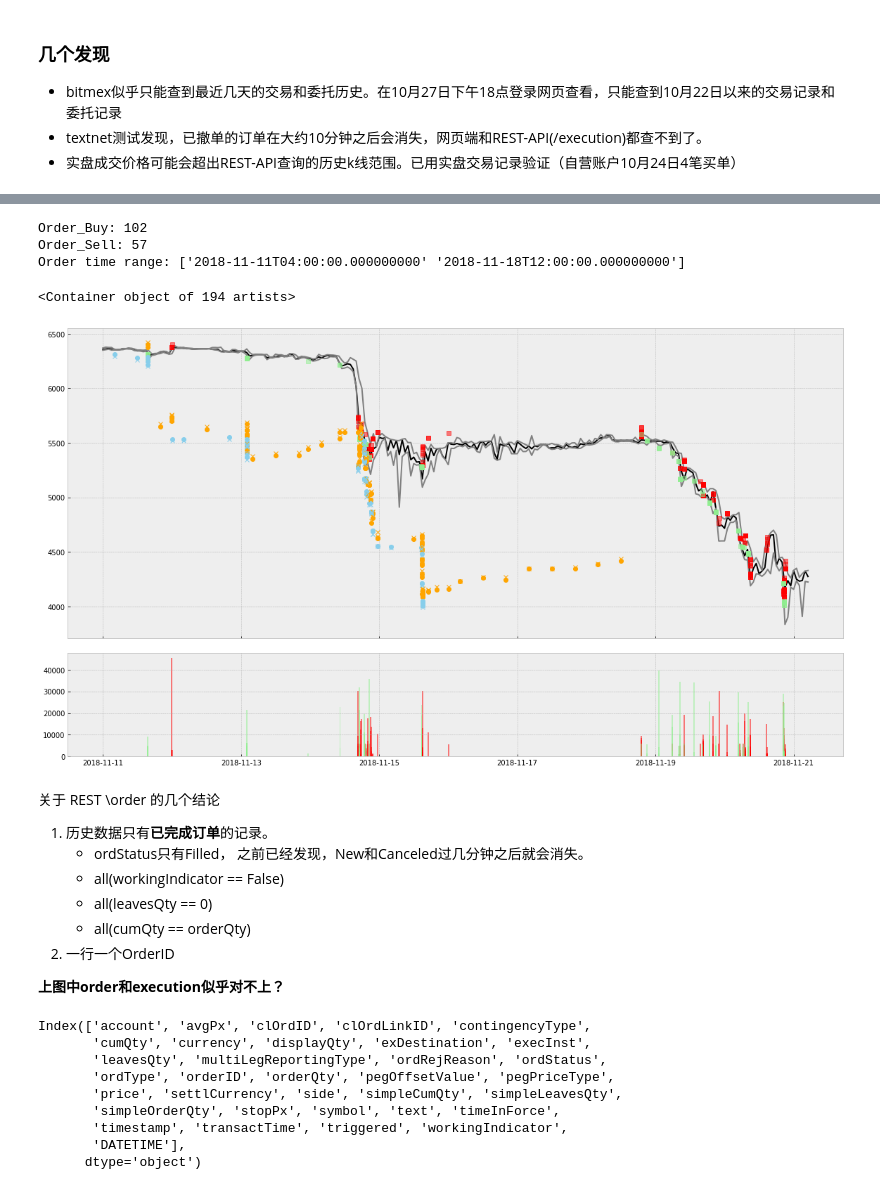
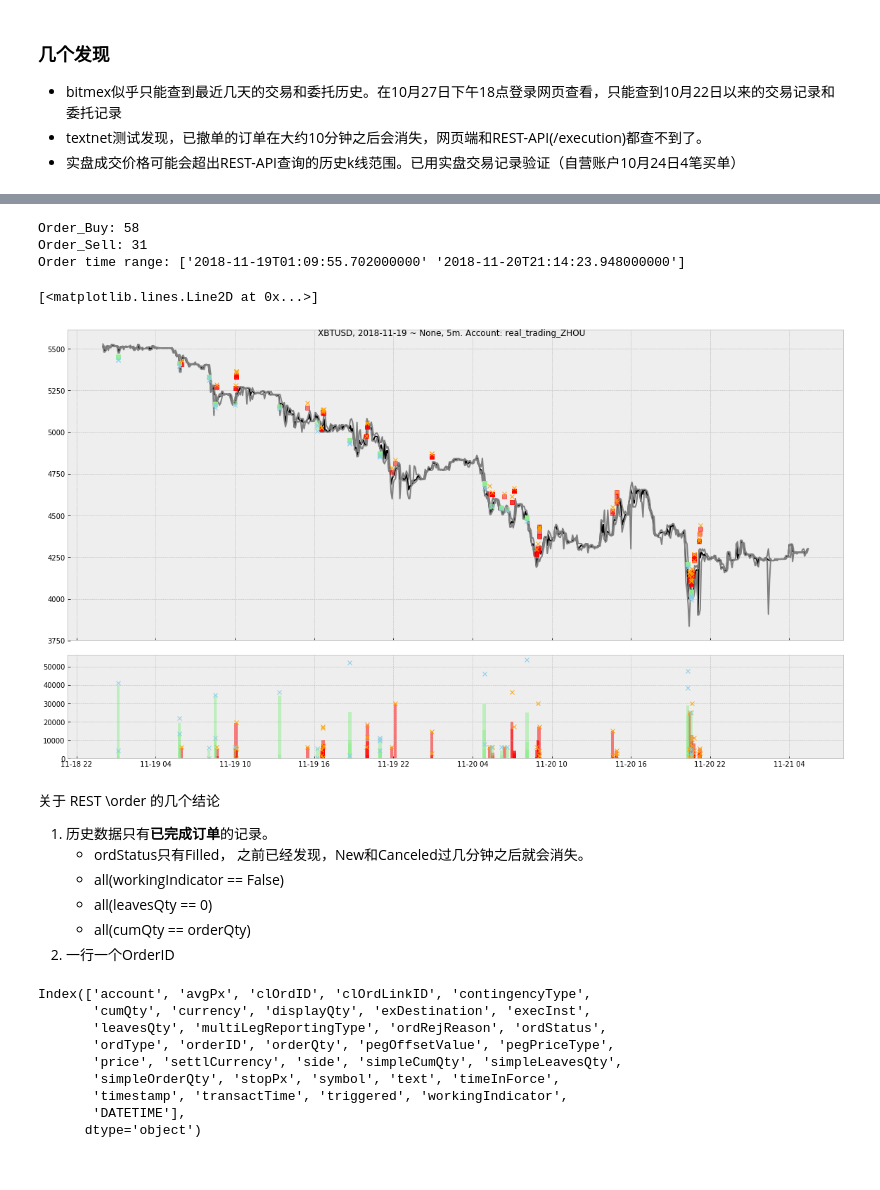
Before and after one commit to JiaRu2016/qsed, a Jupyter notebook: qsed/trading-report/trading-report-template.ipynb, the cells around one changed output, grey strips where cells are left out. Cells and saved outputs as stored; diff of their text form; code cells hidden in the pictures.

Commit message:
[Fix] fig bug of order display

```diff
--- a/qsed/trading-report/trading-report-template.ipynb
+++ b/qsed/trading-report/trading-report-template.ipynb
@@ -11,13 +11,13 @@ $ jupyter nbconvert --to html trading-report-template.ipynb
 # %%
 import datetime
 
-report_days = 10   # 最近5天的报告
+report_days = 2   # 最近5天的报告
 
 report_from = datetime.datetime.now() - datetime.timedelta(days=report_days)
 startTime = datetime.datetime.strftime(report_from, '%Y-%m-%d') # '2018-10-20'
 endTime = None
 symbol = 'XBTUSD'
-bar_type = '1h'
+bar_type = '5m'
 
 account_settings_file = '../bitmex/BITMEX_connect.json'
 which = 'real_trading_ZHOU'  #'account_test'
@@ -60,5 +49,5 @@ True
 
 order_result = rest.query_history_order(symbol, startTime, endTime)
 df_order = pd.DataFrame(order_result)
-df_order['DATETIME'] = pd.to_datetime(df_exec['transactTime'])
-df_order   # side, price, DATETIME
+df_order['DATETIME'] = pd.to_datetime(df_order['transactTime'])
+#df_order   # side, price, DATETIME
@@ -132,44 +107,48 @@ print('Order_Buy: %s' % len(df_Order_Buy))
 print('Order_Sell: %s' % len(df_Order_Sell))
 print('Order time range: %s' % (df_order.DATETIME.values[[0, -1]]))
 # %% [output]
-Order_Buy: 102
-Order_Sell: 57
-Order time range: ['2018-11-11T04:00:00.000000000' '2018-11-18T12:00:00.000000000']
+Order_Buy: 58
+Order_Sell: 31
+Order time range: ['2018-11-19T01:09:55.702000000' '2018-11-20T21:14:23.948000000']
 # %%
 fig,axs = plt.subplots(2, 1, sharex=True, figsize=(16, 9), gridspec_kw = {'height_ratios':[3, 1]})
 fig.tight_layout()
+fig.suptitle('%s, %s ~ %s, %s. Account: %s' % (symbol, startTime, endTime, bar_type, which))
 
 ax = axs[0]
 
 # marketprice
 ax.plot(df_market.DATETIME, df_market.close, color='k')
 ax.plot(df_market.DATETIME, df_market.high, color='grey')
 ax.plot(df_market.DATETIME, df_market.low, color='grey')
 
 # execution
 ax.plot(df_Exec_Trade_Buy.DATETIME, df_Exec_Trade_Buy['lastPx'], 's', color='red', alpha=0.5)
 ax.plot(df_Exec_Trade_Sell.DATETIME, df_Exec_Trade_Sell['lastPx'], 's', color='lightgreen', alpha=0.5)
 #ax.plot(df_Exec_New.DATETIME, df_Exec_New['price'], 'o', color='blue')
 #ax.plot(df_Exec_Canceled.DATETIME, df_Exec_Canceled['price'], '*', color='blue')
 
 # order
-ax.plot(df_Order_Buy.DATETIME, df_Order_Buy['avgPx'], 'o', color='orange')
-ax.plot(df_Order_Sell.DATETIME, df_Order_Sell['avgPx'], 'o', color='skyblue')
+#ax.plot(df_Order_Buy.DATETIME, df_Order_Buy['avgPx'], 'o', color='orange')
+#ax.plot(df_Order_Sell.DATETIME, df_Order_Sell['avgPx'], 'o', color='skyblue')
 ax.plot(df_Order_Buy.DATETIME, df_Order_Buy['price'], 'x', color='orange')
 ax.plot(df_Order_Sell.DATETIME, df_Order_Sell['price'], 'x', color='skyblue')
 
 from matplotlib.dates import DateFormatter
 
 ax.xaxis.set_major_formatter(DateFormatter('%b%d %H:%M:%S'))
 #_=plt.xticks(rotation=45)
 #_=ax.set_title('%s, %s, %s ~ %s, %s' % (acc.account, symbol, startTime, endTime, bar_type))
 
 ax2 = axs[1]
-ax2.bar(df_Exec_Trade_Buy.DATETIME, df_Exec_Trade_Buy['lastQty'], width=0.02, color='red', alpha=0.5)
-ax2.bar(df_Exec_Trade_Sell.DATETIME, df_Exec_Trade_Sell['lastQty'], width=0.02, color='lightgreen', alpha=0.5)
+ax2.bar(df_Exec_Trade_Buy.DATETIME, df_Exec_Trade_Buy['lastQty'], width=0.01, color='red', alpha=0.5)
+ax2.bar(df_Exec_Trade_Sell.DATETIME, df_Exec_Trade_Sell['lastQty'], width=0.01, color='lightgreen', alpha=0.5)
+
+ax2.plot(df_Order_Buy.DATETIME, df_Order_Buy['orderQty'], 'x', color='orange')
+ax2.plot(df_Order_Sell.DATETIME, df_Order_Sell['orderQty'], 'x', color='skyblue')
 # %% [output]
-<Container object of 194 artists>
+[<matplotlib.lines.Line2D at 0x...>]
-[figure, old version]
+[figure, new version]
 # %% [markdown]
 关于 REST \order 的几个结论
 
@@ -179,8 +158,6 @@ ax2.bar(df_Exec_Trade_Sell.DATETIME, df_Exec_Trade_Sell['lastQty'], width=0.02,
     - all(leavesQty == 0)
     - all(cumQty == orderQty)
 2. 一行一个OrderID
-
-**上图中order和execution似乎对不上？**
 # %%
 df_order.ordStatus.unique()   # [Filled]
 df_order.workingIndicator.unique()  # [False]
```
Also changed, not shown: parts of 7 cells of this notebook.
